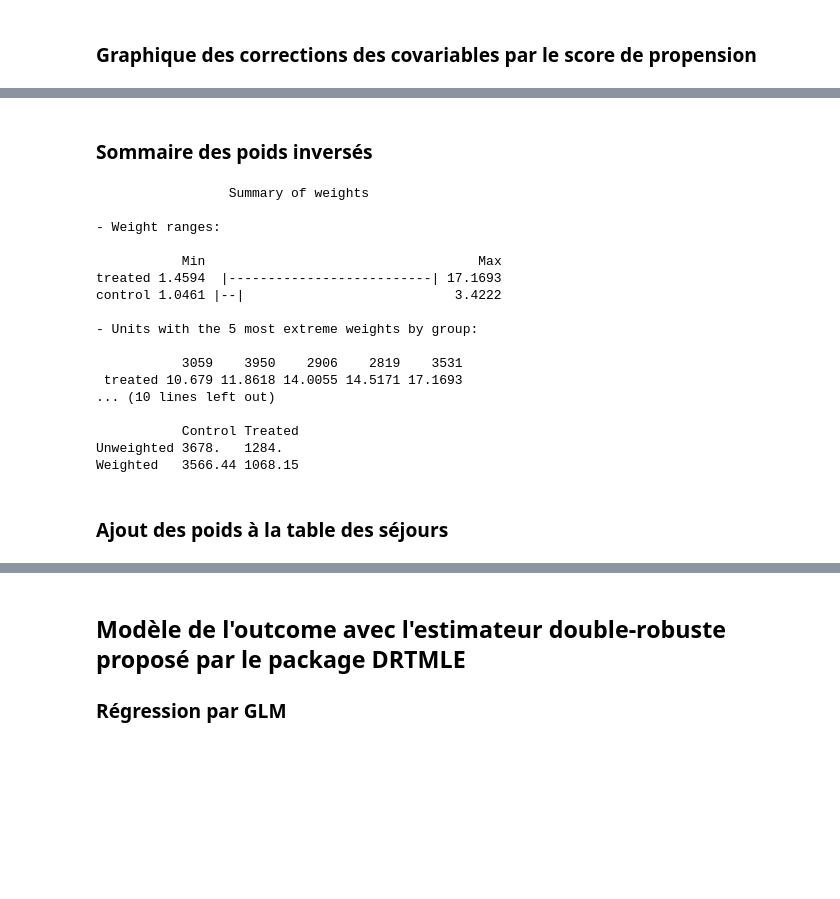
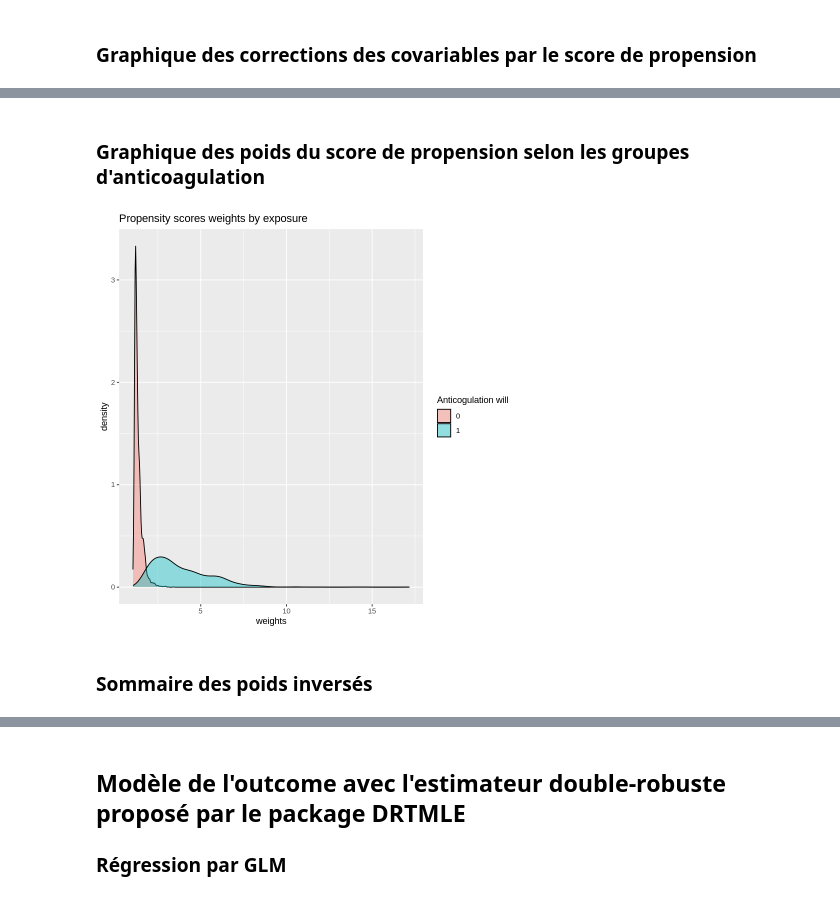
Before and after one commit to mouettedebeton/R_acfa_eds_i2b2, a Jupyter notebook: modele_stat.ipynb, the cells around one changed output, grey strips where cells are left out. Drawn from its saved outputs; the diff is of its cells as text; code cells hidden in the pictures; blank space fills up the shorter version.

```diff
--- a/modele_stat.ipynb
+++ b/modele_stat.ipynb
@@ -278,24 +289,12 @@ love.plot(W_PS, stars = 'std', threshold = .05, var.order = "unadjusted", var.na
+# %% [markdown]
+### Graphique des poids du score de propension selon les groupes d'anticoagulation
+# %%
+sejours_rea_48_heures %>%
+    ggplot(aes(x = weights, fill = as_factor(volonte_anticoag))) +
+    geom_density(alpha = 0.4) +
+    labs(title = "Propensity scores weights by exposure",
+         fill = "Anticogulation will")
+# %% [output]
+[figure, added]
 # %% [markdown]
 ### Sommaire des poids inversés
-# %%
-summary(W_PS)
-# %% [output]
-                 Summary of weights
-
-- Weight ranges:
-
-           Min                                   Max
-treated 1.4594  |--------------------------| 17.1693
-control 1.0461 |--|                           3.4222
-
-- Units with the 5 most extreme weights by group:
-
-           3059    3950    2906    2819    3531
- treated 10.679 11.8618 14.0055 14.5171 17.1693
-... (10 lines left out)
-
-           Control Treated
-Unweighted 3678.   1284.
-Weighted   3566.44 1068.15
-# %% [markdown]
-### Ajout des poids à la table des séjours
```
Also changed, not shown: parts of 58 cells of this notebook, 3 other files.
